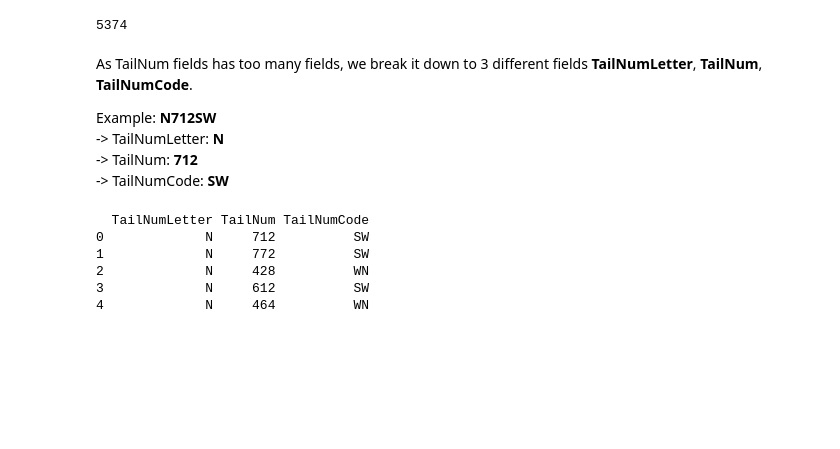
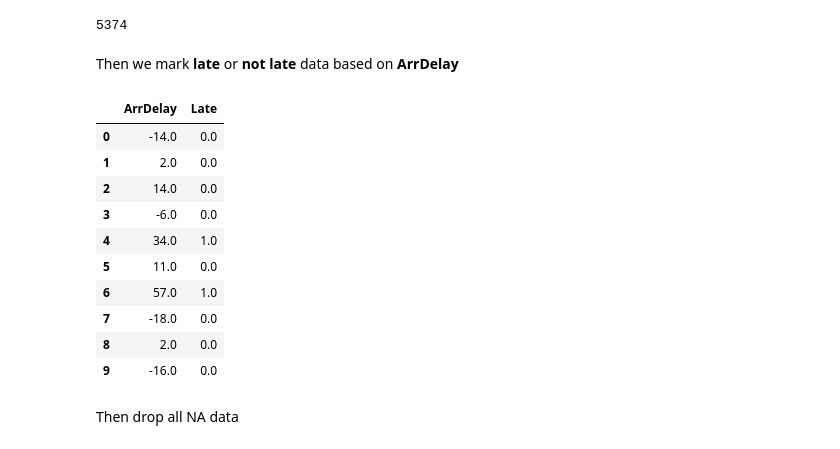
Before and after one commit to ngkhiem97/cbd_robotics_week_8, a Jupyter notebook: assignment_5.ipynb, the cells around one changed output. Drawn from its saved outputs; the diff is of its cells as text; code cells hidden in the pictures; blank space fills up the shorter version.

```diff
--- a/assignment_5.ipynb
+++ b/assignment_5.ipynb
@@ -135,7 +137,7 @@ array([nan, 'A', 'C', 'B', 'D'], dtype=object)
 Because there are alot of null data in **CancellationCode** collumn, we shows CancellationCode data to see if its importance
 We write that unavailable data in **CancellationCode** will be another type of value: **0**
 # %%
-data['CancellationCode'] = data['CancellationCode'].fillna(0)
+data['CancellationCode'] = data['CancellationCode'].fillna("0")
 # %%
 data.isnull().mean() * 100
 # %% [output]
@@ -186,36 +188,23 @@ dtype: float64
 data.TailNum.unique().size
 # %% [output]
 5374
-# %% [markdown]
-As TailNum fields has too many fields, we break it down to 3 different fields **TailNumLetter**, **TailNum**, **TailNumCode**.
-
-Example:  **N712SW**
--> TailNumLetter: **N**
--> TailNum: **712**
--> TailNumCode: **SW**
-# %%
-# extract 2 last letters in TailNum as it may describe a certain flight code
-def extract_2_last_letter(s):
-    s = str(s)
-    return s[-2:]
-
-def extract_3_mid_number(s):
-    s = str(s)
-    return s[1:4]
-
-def extract_1st_letter(s):
-    s = str(s)
-    return s[:1]
-
-data['TailNumLetter'] = data.TailNum.apply(extract_1st_letter)
-data['TailNumCode'] = data.TailNum.apply(extract_2_last_letter)
-data['TailNum'] = data.TailNum.apply(extract_3_mid_number)
-
-print (data[['TailNumLetter', 'TailNum', 'TailNumCode']].head())
-# %% [output]
-  TailNumLetter TailNum TailNumCode
-0             N     712          SW
-1             N     772          SW
-2             N     428          WN
-3             N     612          SW
-4             N     464          WN
+# %% [markdown]
+Then we mark **late** or **not late** data based on **ArrDelay**
+# %%
+data.loc[data.ArrDelay > 30,'Late'] = 1 # late ==1
+data.loc[data.ArrDelay <= 30,'Late'] = 0 # not late ==0
+data[['ArrDelay','Late']].head(10)
+# %% [output]
+|  | ArrDelay | Late |
+| 0 | -14.0 | 0.0 |
+| 1 | 2.0 | 0.0 |
+| 2 | 14.0 | 0.0 |
+| 3 | -6.0 | 0.0 |
+| 4 | 34.0 | 1.0 |
+| 5 | 11.0 | 0.0 |
+| 6 | 57.0 | 1.0 |
+| 7 | -18.0 | 0.0 |
+| 8 | 2.0 | 0.0 |
+| 9 | -16.0 | 0.0 |
+# %% [markdown]
+Then drop all NA data
```
Also changed, not shown: parts of 110 cells of this notebook.
